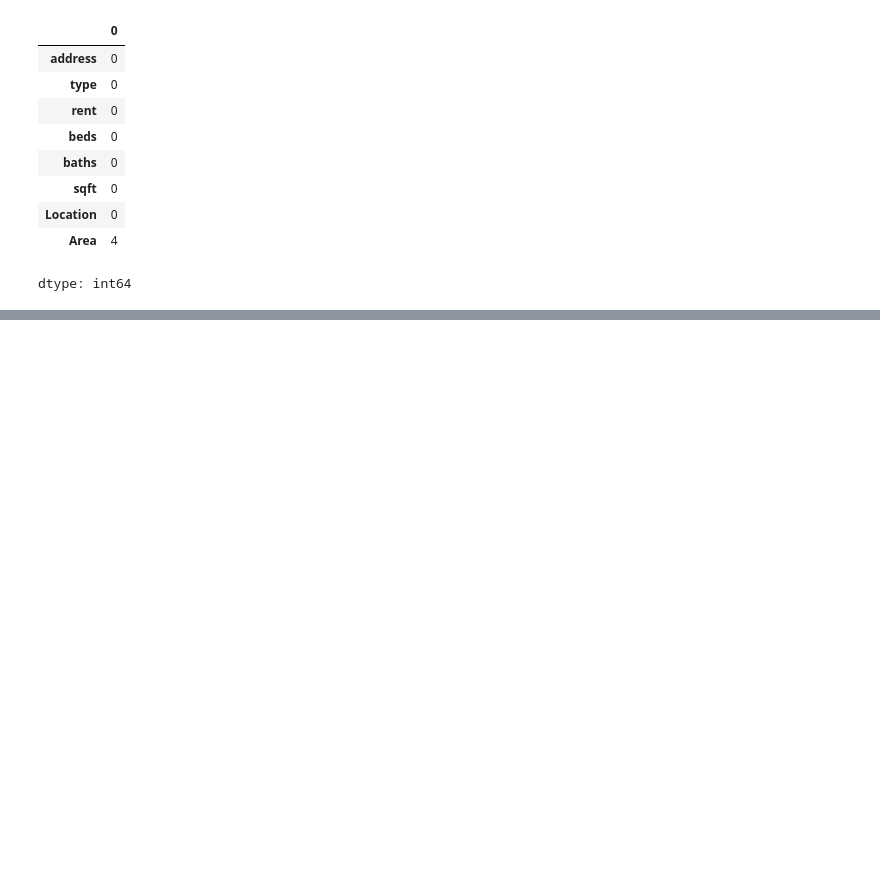
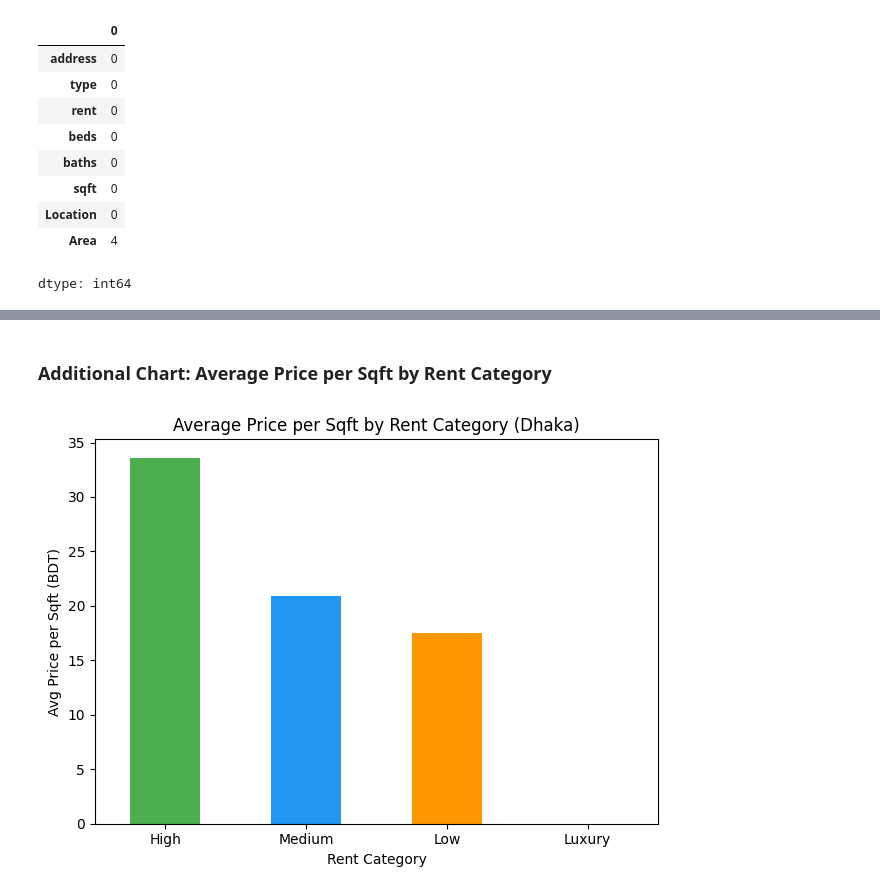
Before and after one commit to SabbirNiyaz/programming-in-python, a Jupyter notebook: final_term_project/python_final_term_project.ipynb, the cells around one changed output, grey strips where cells are left out. Saved outputs shown, nothing was run; the diff lists cells and outputs as text; code cells hidden in the pictures; blank space fills up the shorter version.

```diff
--- a/final_term_project/python_final_term_project.ipynb
+++ b/final_term_project/python_final_term_project.ipynb
@@ -227,0 +378,13 @@ plt.show()
+# %% [markdown]
+### Additional Chart: Average Price per Sqft by Rent Category
+# %%
+# Bar chart: price per sqft by rent category
+ppsqft_by_category.plot(kind='bar', color=['#4CAF50', '#2196F3', '#FF9800', '#E91E63'])
+plt.title("Average Price per Sqft by Rent Category (Dhaka)")
+plt.xlabel("Rent Category")
+plt.ylabel("Avg Price per Sqft (BDT)")
+plt.xticks(rotation=0)
+plt.tight_layout()
+plt.show()
+# %% [output]
+[figure, added]
```
Also changed, not shown: parts of 33 cells of this notebook, 1 other file.
